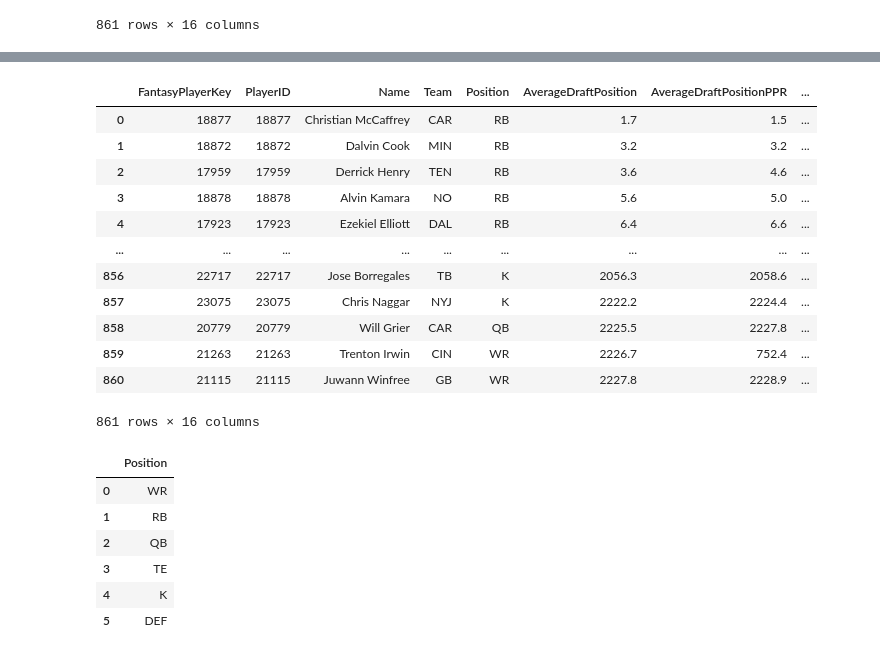
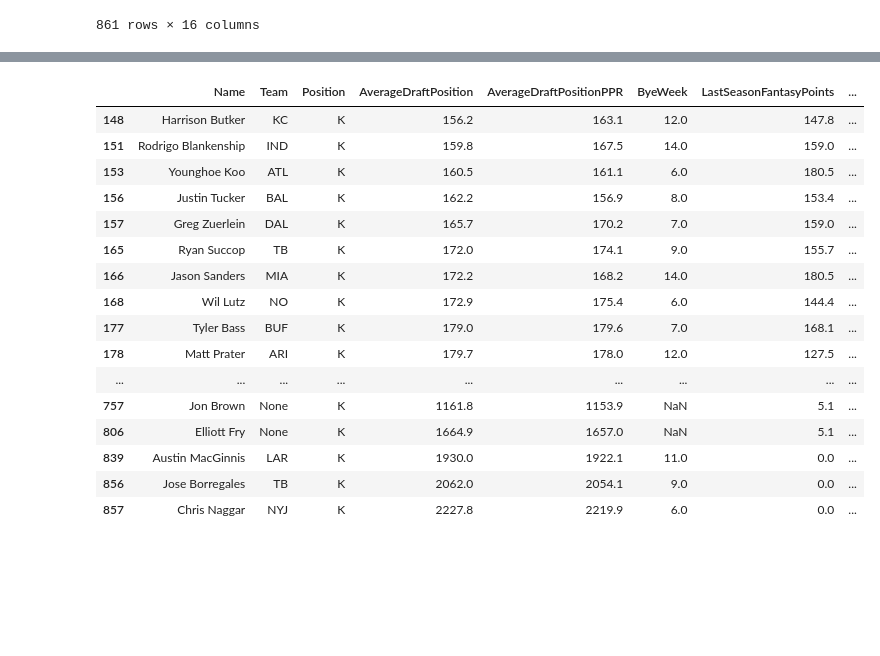
Before and after one commit to TBG1006/Fantasy-Football, a Jupyter notebook: Fantasy Football ADP DATA.ipynb, the cells around one changed output, grey strips where cells are left out. Cells and saved outputs as stored; diff of their text form; code cells hidden in the pictures; blank space fills up the shorter version.

Commit message:
create individual tables, create app.py, start Flask routes

```diff
--- a/Fantasy Football ADP DATA.ipynb
+++ b/Fantasy Football ADP DATA.ipynb
@@ -48,0 +163,4 @@ df= pd.read_json(f"https://api.sportsdata.io/v3/nfl/stats/json/FantasyPlayers?ke
+# %%
+DEF = df.drop(columns =["FantasyPlayerKey", "PlayerID","AuctionValue","AuctionValuePPR","AverageDraftPositionIDP","AverageDraftPositionRookie","AverageDraftPositionDynasty","AverageDraftPosition2QB"])
+DEF_df = DEF.loc[DEF["Position"]=="QB"]
+DEF_df
@@ -49,2 +181,24 @@ df= pd.read_json(f"https://api.sportsdata.io/v3/nfl/stats/json/FantasyPlayers?ke
+# %%
+K = df.drop(columns =["FantasyPlayerKey", "PlayerID","AuctionValue","AuctionValuePPR","AverageDraftPositionIDP","AverageDraftPositionRookie","AverageDraftPositionDynasty","AverageDraftPosition2QB"])
+K_df = DEF.loc[K["Position"]=="K"]
+K_df
+# %% [output]
+|  | Name | Team | Position | AverageDraftPosition | AverageDraftPositionPPR | ByeWeek | LastSeasonFantasyPoints | ... |
+| 148 | Harrison Butker | KC | K | 156.2 | 163.1 | 12.0 | 147.8 | ... |
+| 151 | Rodrigo Blankenship | IND | K | 159.8 | 167.5 | 14.0 | 159.0 | ... |
+| 153 | Younghoe Koo | ATL | K | 160.5 | 161.1 | 6.0 | 180.5 | ... |
+| 156 | Justin Tucker | BAL | K | 162.2 | 156.9 | 8.0 | 153.4 | ... |
+| 157 | Greg Zuerlein | DAL | K | 165.7 | 170.2 | 7.0 | 159.0 | ... |
+| 165 | Ryan Succop | TB | K | 172.0 | 174.1 | 9.0 | 155.7 | ... |
+| 166 | Jason Sanders | MIA | K | 172.2 | 168.2 | 14.0 | 180.5 | ... |
+| 168 | Wil Lutz | NO | K | 172.9 | 175.4 | 6.0 | 144.4 | ... |
+| 177 | Tyler Bass | BUF | K | 179.0 | 179.6 | 7.0 | 168.1 | ... |
+| 178 | Matt Prater | ARI | K | 179.7 | 178.0 | 12.0 | 127.5 | ... |
+| ... | ... | ... | ... | ... | ... | ... | ... | ... |
+| 757 | Jon Brown | None | K | 1161.8 | 1153.9 | NaN | 5.1 | ... |
+| 806 | Elliott Fry | None | K | 1664.9 | 1657.0 | NaN | 5.1 | ... |
+| 839 | Austin MacGinnis | LAR | K | 1930.0 | 1922.1 | 11.0 | 0.0 | ... |
+| 856 | Jose Borregales | TB | K | 2062.0 | 2054.1 | 9.0 | 0.0 | ... |
+| 857 | Chris Naggar | NYJ | K | 2227.8 | 2219.9 | 6.0 | 0.0 | ... |
 # %%
 #Load DF into Database NFL_Fantasy_Data
@@ -58,29 +207,0 @@ df.to_sql(name='ADP_Data', con=engine, if_exists='append', index=False)
-# %%
-#confirm data succesfully loaded in
-
-pd.read_sql_query('select * from "ADP_Data"', con=engine)
-# %% [output]
-|  | FantasyPlayerKey | PlayerID | Name | Team | Position | AverageDraftPosition | AverageDraftPositionPPR | ... |
-| 0 | 18877 | 18877 | Christian McCaffrey | CAR | RB | 1.7 | 1.5 | ... |
-| 1 | 18872 | 18872 | Dalvin Cook | MIN | RB | 3.2 | 3.2 | ... |
-| 2 | 17959 | 17959 | Derrick Henry | TEN | RB | 3.6 | 4.6 | ... |
-| 3 | 18878 | 18878 | Alvin Kamara | NO | RB | 5.6 | 5.0 | ... |
-| 4 | 17923 | 17923 | Ezekiel Elliott | DAL | RB | 6.4 | 6.6 | ... |
-| ... | ... | ... | ... | ... | ... | ... | ... | ... |
-| 856 | 22717 | 22717 | Jose Borregales | TB | K | 2056.3 | 2058.6 | ... |
-| 857 | 23075 | 23075 | Chris Naggar | NYJ | K | 2222.2 | 2224.4 | ... |
-| 858 | 20779 | 20779 | Will Grier | CAR | QB | 2225.5 | 2227.8 | ... |
-| 859 | 21263 | 21263 | Trenton Irwin | CIN | WR | 2226.7 | 752.4 | ... |
-| 860 | 21115 | 21115 | Juwann Winfree | GB | WR | 2227.8 | 2228.9 | ... |
-861 rows × 16 columns
-# %%
-# Query to find the unique positions of each player; to be used for Landing Page Dropdown
-pd.read_sql_query('Select distinct "Position"from "ADP_Data";', con=engine)
-# %% [output]
-|  | Position |
-| 0 | WR |
-| 1 | RB |
-| 2 | QB |
-| 3 | TE |
-| 4 | K |
-| 5 | DEF |
```
Also changed, not shown: parts of 27 cells of this notebook, 3 other files.
